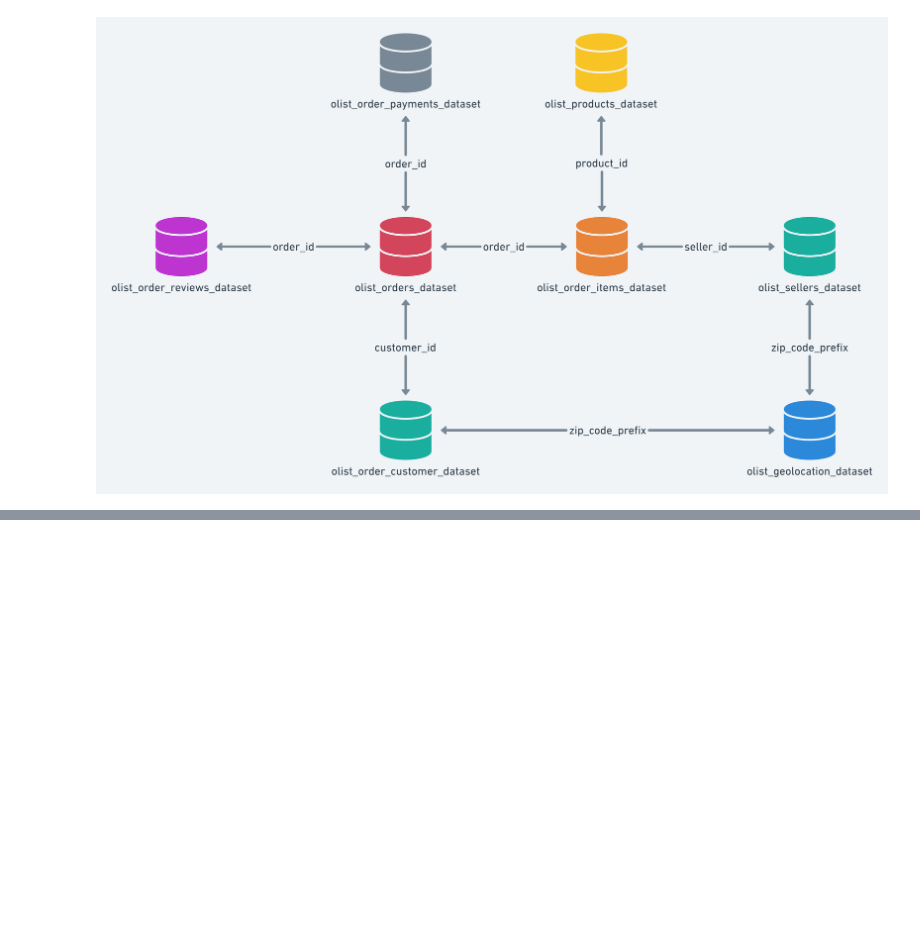
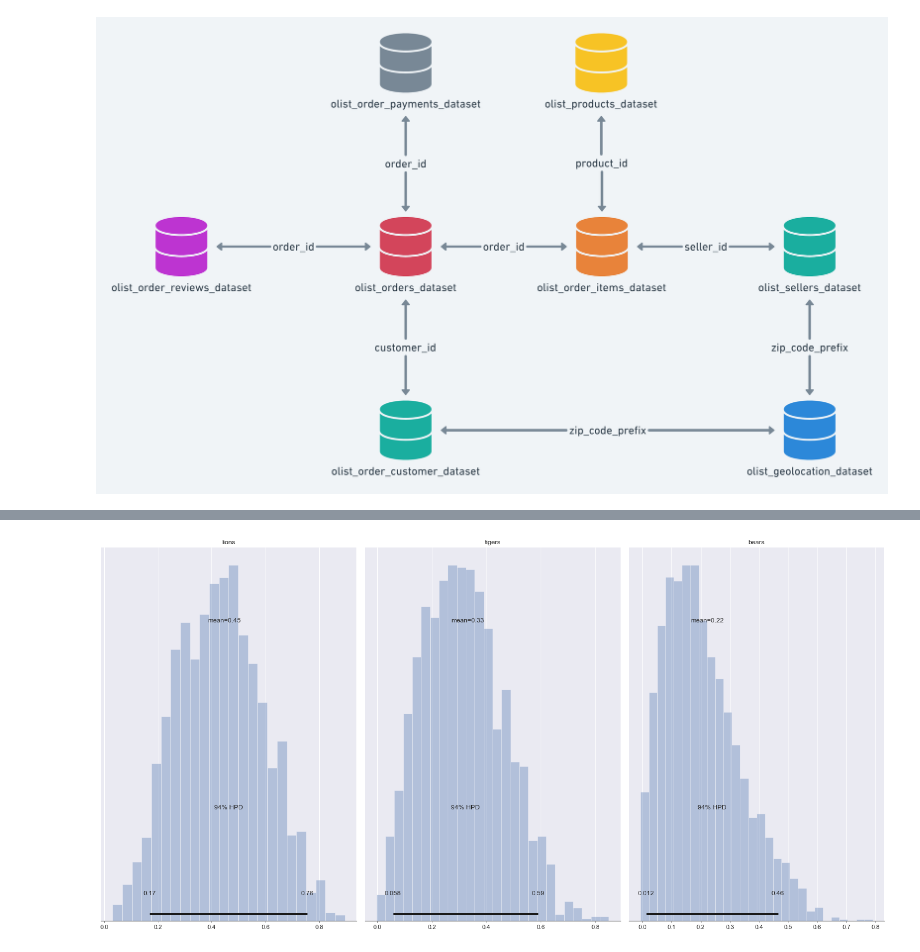
Before and after one commit to Meigarom/SejaUmDataScientist, a Jupyter notebook: Olist-Ecommerce.ipynb, the cells around one changed output, grey strips where cells are left out. Cells and saved outputs as stored; diff of their text form; code cells hidden in the pictures; blank space fills up the shorter version.

```diff
--- a/Olist-Ecommerce.ipynb
+++ b/Olist-Ecommerce.ipynb
@@ -92,0 +425,19 @@ results
+# %%
+# observations
+animals = ['lions', 'tigers', 'bears']
+c = np.array( [3, 2, 1])
+
+# hyperparameters( initially all equal )
+alphas = np.array( [1, 1, 1] )
+
+alpha_list = [np.array( [0.1, 0.1, 0.1] ), np.array( [1, 1, 1] ),
+              np.array( [5, 5, 5] ), np.array( [15, 15, 15] ) ]
+# %%
+# Bayesian Model
+
+with pm.Model() as model:
+    parameters = pm.Dirichlet( 'parameters', a=alphas, shape=3 )
+
+    observed_data = pm.Multinomial( 'observed_data', n=6, p=parameters, shape=3, observed=c )
+
+model
@@ -92,0 +451,14 @@ results
+# %%
+# Posterior Estimation with Uncertanty
+
+# sampling from the posterior
+with model:
+    trace = pm.sample( draws=1000, chains=2, tune=500, discard_tuned_samples=True )
+# %%
+# plot posterior
+ax = pm.plot_posterior( trace, var_names=['parameters'], figsize=(20,10), kind='hist' );
+
+for i, a in enumerate( animals ):
+    ax[i].set_title( a );
+# %% [output]
+[figure, added]
```
Also changed, not shown: parts of 90 cells of this notebook.
